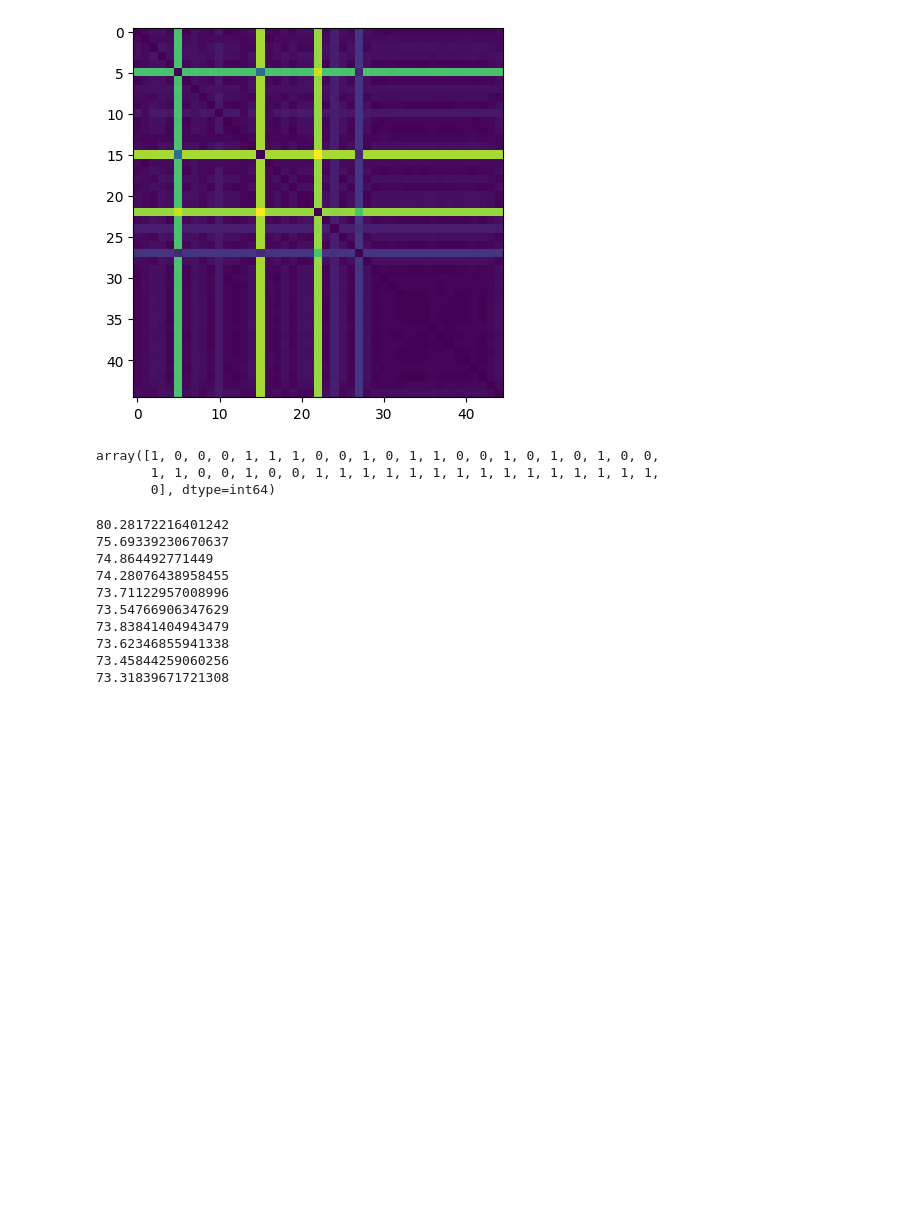
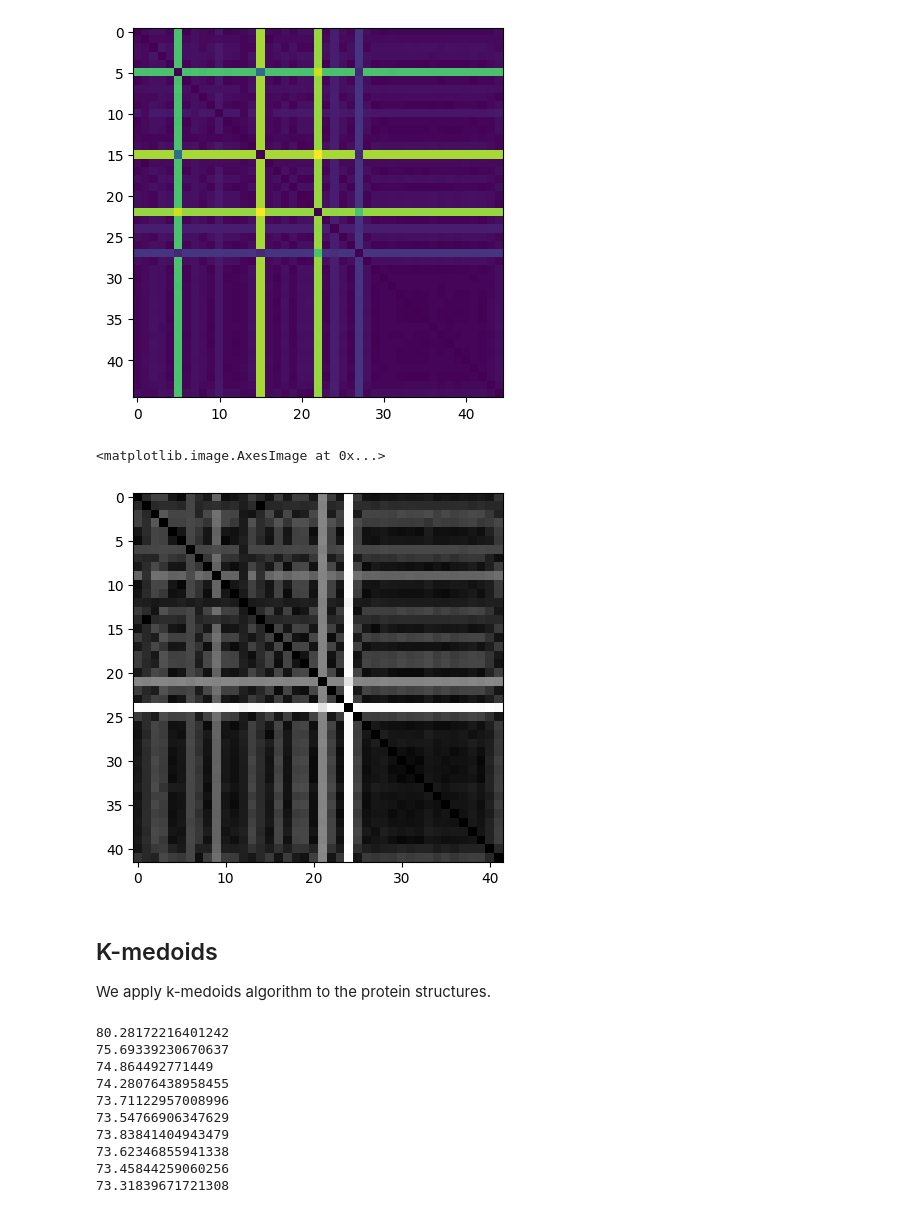
Before and after one commit to g-lago8/CHL-Project, a Jupyter notebook: notebooks/matricione.ipynb, the cells around one changed output. Cells and saved outputs as stored; diff of their text form; code cells hidden in the pictures; blank space fills up the shorter version.

Commit message:
further visualizations of cluster results

```diff
--- a/notebooks/matricione.ipynb
+++ b/notebooks/matricione.ipynb
@@ -84,5 +78,22 @@ plt.imshow(matriciona)
 # %% [output]
 <matplotlib.image.AxesImage at 0x...>
 [figure]
+# %%
+# for each mutation, compute mean distance to all other mutations
+mean_distances = matriciona.mean(axis=1)
+std_distances = matriciona.std(axis=1)
+# %%
+# discard  the mutations with the highest mean distances
+threshold = 4
+matriciona = matriciona[mean_distances < threshold]
+matriciona = matriciona[:, mean_distances < threshold]
+# %%
+plt.imshow(matriciona, cmap='gray')
+# %% [output]
+<matplotlib.image.AxesImage at 0x...>
+[figure, added]
+# %% [markdown]
+## K-medoids
+We apply k-medoids algorithm to the protein structures.
 # %%
 from sklearn_extra.cluster import KMedoids
@@ -91,9 +100,3 @@ k_medoids = KMedoids(n_clusters=2, random_state=0, metric = 'precomputed').fit(m
-# %%
-k_medoids.labels_
-# %% [output]
-array([1, 0, 0, 0, 1, 1, 1, 0, 0, 1, 0, 1, 1, 0, 0, 1, 0, 1, 0, 1, 0, 0,
-       1, 1, 0, 0, 1, 0, 0, 1, 1, 1, 1, 1, 1, 1, 1, 1, 1, 1, 1, 1, 1, 1,
-       0], dtype=int64)
 # %%
 sse = []
 for k in range(10):
```
Also changed, not shown: parts of 14 cells of this notebook.
